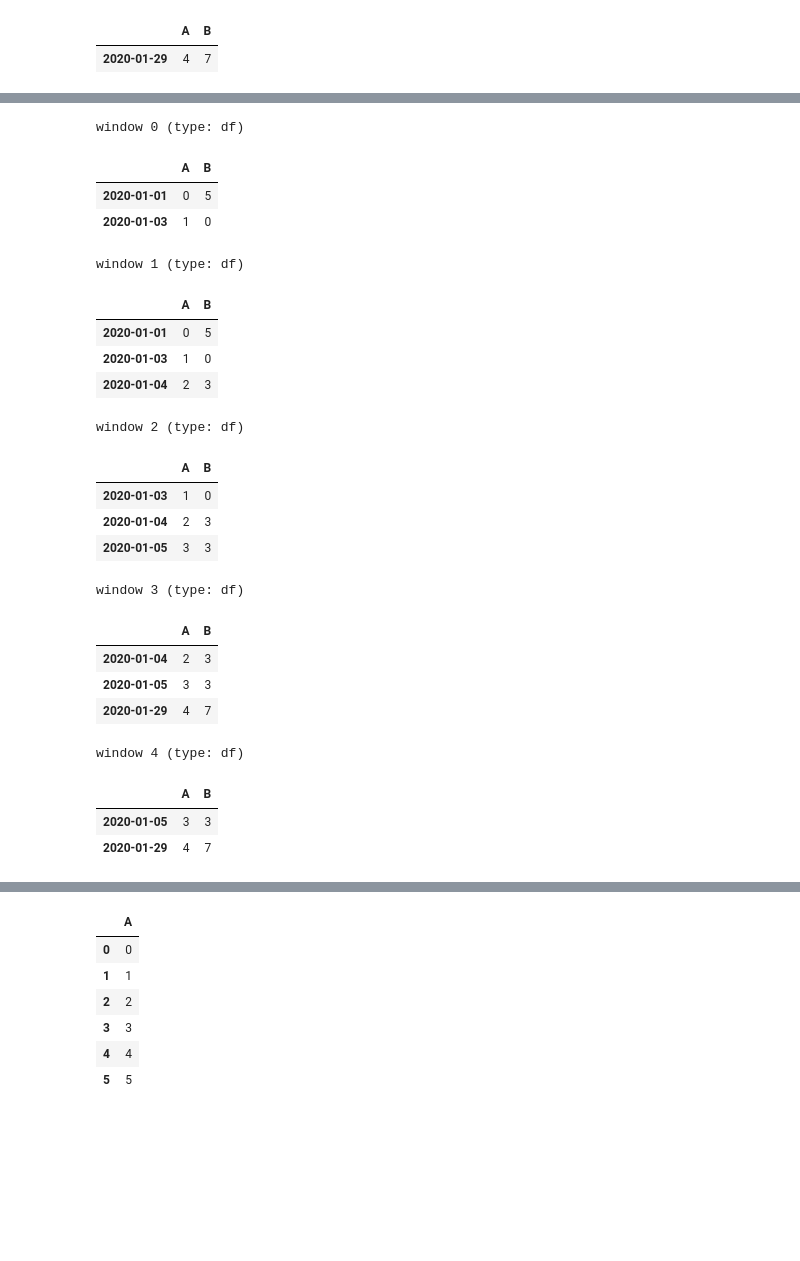
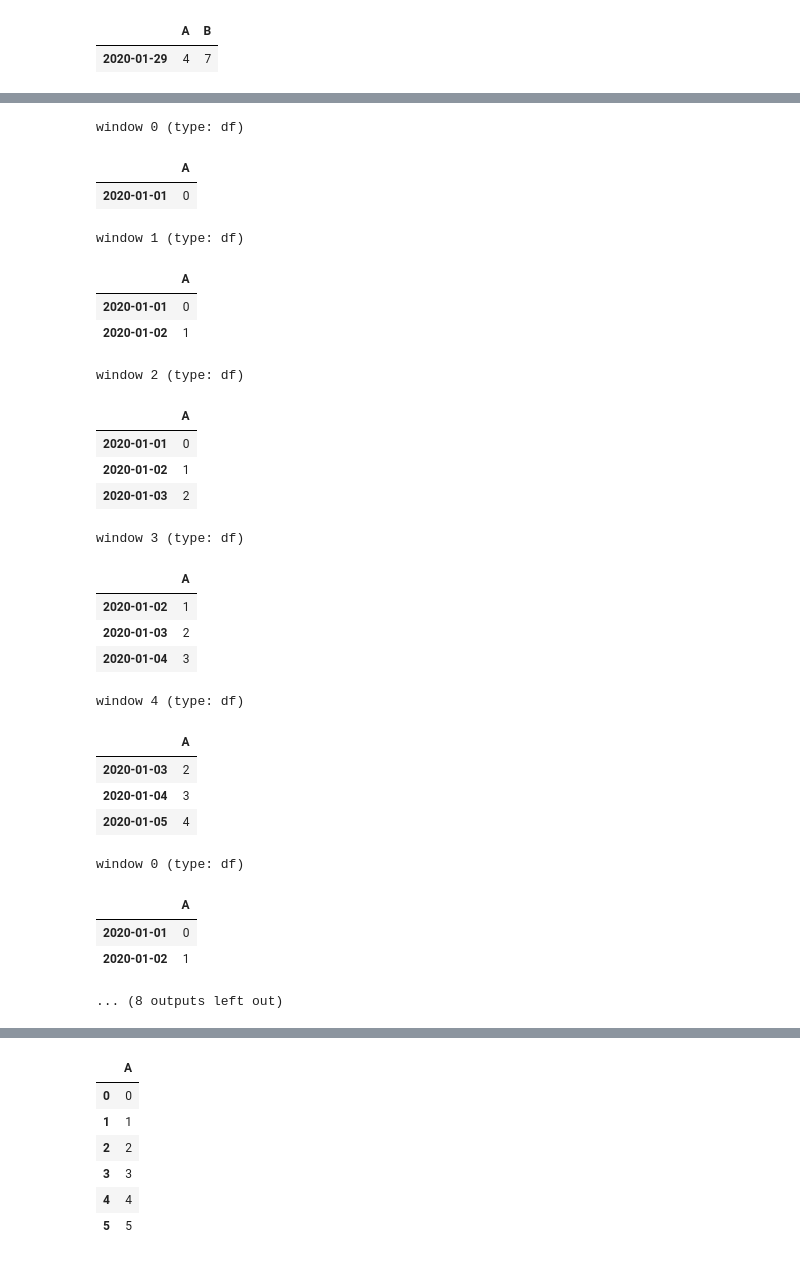
Before and after one commit to ZosoV/pandas_review, a Jupyter notebook: 008_windowing_operations.ipynb, the cells around one changed output, grey strips where cells are left out. Drawn from its saved outputs; the diff is of its cells as text; code cells hidden in the pictures; blank space fills up the shorter version.

Commit message:
end windowing operations notebook and edit README

```diff
--- a/008_windowing_operations.ipynb
+++ b/008_windowing_operations.ipynb
@@ -293,0 +400,5 @@ It uses a `BaseIndexer` subclass that allow to defined custom method `get_window
+# %%
+df = pd.DataFrame(
+    {"A": [0, 1, 2, 3, 4]}, index=pd.date_range("2020", periods=5, freq="1D")
+)
+df
@@ -294,31 +470,37 @@ It uses a `BaseIndexer` subclass that allow to defined custom method `get_window
 # %%
-# 2. f
-windowed = df.rolling(window=3, center=True)
+# NOTE: center also work with time-based windows
+windowed = df.rolling(window="3D", center=False)
 display_windowed(windowed)
+windowed = df.rolling(window="3D", center=True)
+display_windowed(windowed)
 # %% [output]
 window 0 (type: df)
-|  | A | B |
-| 2020-01-01 | 0 | 5 |
-| 2020-01-03 | 1 | 0 |
+|  | A |
+| 2020-01-01 | 0 |
 window 1 (type: df)
-|  | A | B |
-| 2020-01-01 | 0 | 5 |
-| 2020-01-03 | 1 | 0 |
-| 2020-01-04 | 2 | 3 |
+|  | A |
+| 2020-01-01 | 0 |
+| 2020-01-02 | 1 |
 window 2 (type: df)
-|  | A | B |
-| 2020-01-03 | 1 | 0 |
-| 2020-01-04 | 2 | 3 |
-| 2020-01-05 | 3 | 3 |
+|  | A |
+| 2020-01-01 | 0 |
+| 2020-01-02 | 1 |
+| 2020-01-03 | 2 |
 window 3 (type: df)
-|  | A | B |
-| 2020-01-04 | 2 | 3 |
-| 2020-01-05 | 3 | 3 |
-| 2020-01-29 | 4 | 7 |
+|  | A |
+| 2020-01-02 | 1 |
+| 2020-01-03 | 2 |
+| 2020-01-04 | 3 |
 window 4 (type: df)
-|  | A | B |
-| 2020-01-05 | 3 | 3 |
-| 2020-01-29 | 4 | 7 |
+|  | A |
+| 2020-01-03 | 2 |
+| 2020-01-04 | 3 |
+| 2020-01-05 | 4 |
+window 0 (type: df)
+|  | A |
+| 2020-01-01 | 0 |
+| 2020-01-02 | 1 |
+... (8 outputs left out)
 # %% [markdown]
 ### Window endpoints and `closed` parameter
 
```
Also changed, not shown: parts of 56 cells of this notebook, 3 other files.
